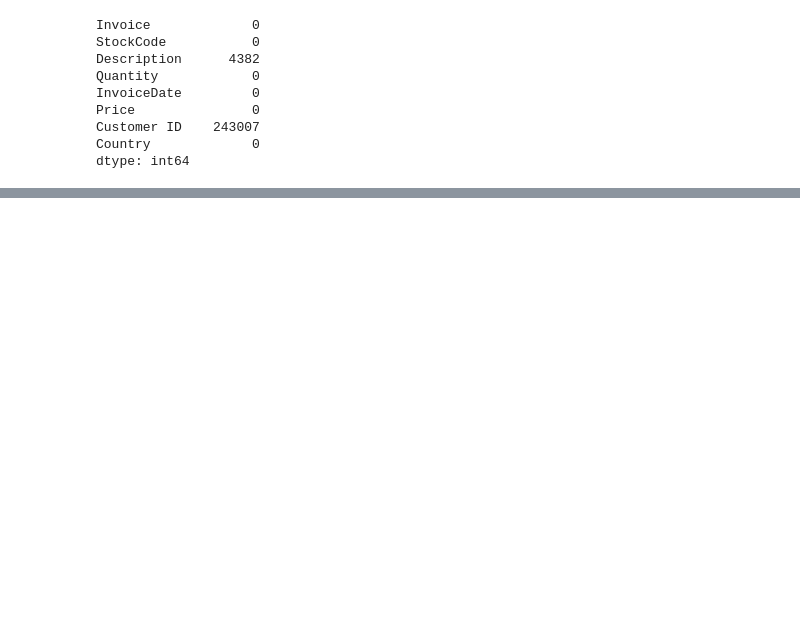
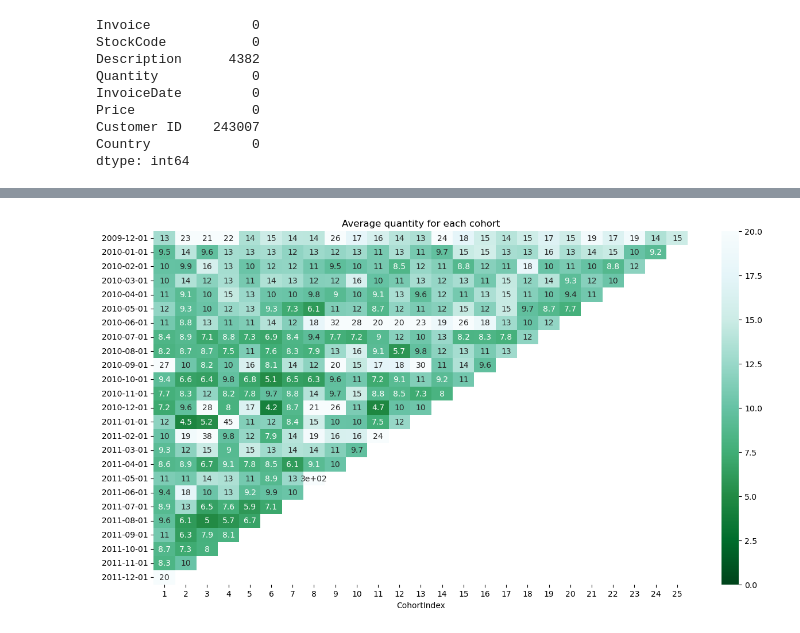
Before and after one commit to JohnKimaiyo/Business-Analyst-Projects, a Jupyter notebook: Python Data Analysis Projects/Customer Behaviour Projects/Cohort Analysis/Online Retails/October Online Retail Cohort Analysis.ipynb, the cells around one changed output, grey strips where cells are left out. Saved outputs shown, nothing was run; the diff lists cells and outputs as text; code cells hidden in the pictures; blank space fills up the shorter version.

```diff
--- a/Python Data Analysis Projects/Customer Behaviour Projects/Cohort Analysis/Online Retails/October Online Retail Cohort Analysis.ipynb
+++ b/Python Data Analysis Projects/Customer Behaviour Projects/Cohort Analysis/Online Retails/October Online Retail Cohort Analysis.ipynb
@@ -52,0 +135,12 @@ retail = retail.dropna(subset=['Customer ID'])
+# %%
+# Let's Make Cohort Analysis
+# For cohort analysis, there are a few labels that we have to create
+# Invoice period: A string representation of the year and month of a single transaction/invoice
+# Cohort group: A string representation of the the year and month of a customer’s first purchase. This label is common across all invoices for a particular customer.
+# Cohort period / Cohort Index: A integer representation a customer’s stage in its “lifetime”. The number represents the number of months passed since the first purchase.
+
+def get_month(x) : return dt.datetime(x.year,x.month,1)
+retail['InvoiceMonth'] = retail['InvoiceDate'].apply(get_month)
+grouping = retail.groupby('Customer ID')['InvoiceMonth']
+retail['CohortMonth'] = grouping.transform('min')
+retail.tail()
@@ -52,0 +231,18 @@ retail = retail.dropna(subset=['Customer ID'])
+# %%
+# Average quantity for each cohort
+
+#Average quantity for each cohort
+grouping = retail.groupby(['CohortMonth', 'CohortIndex'])
+cohort_data = grouping['Quantity'].mean()
+cohort_data = cohort_data.reset_index()
+average_quantity = cohort_data.pivot(index='CohortMonth',columns='CohortIndex',values='Quantity')
+average_quantity.round(1)
+average_quantity.index = average_quantity.index.date
+# %%
+#Build the heatmap
+plt.figure(figsize=(15, 8))
+plt.title('Average quantity for each cohort')
+sns.heatmap(data=average_quantity,annot = True,vmin = 0.0,vmax =20,cmap="BuGn_r")
+plt.show()
+# %% [output]
+[figure, added]
```
Also changed, not shown: parts of 10 cells of this notebook.
